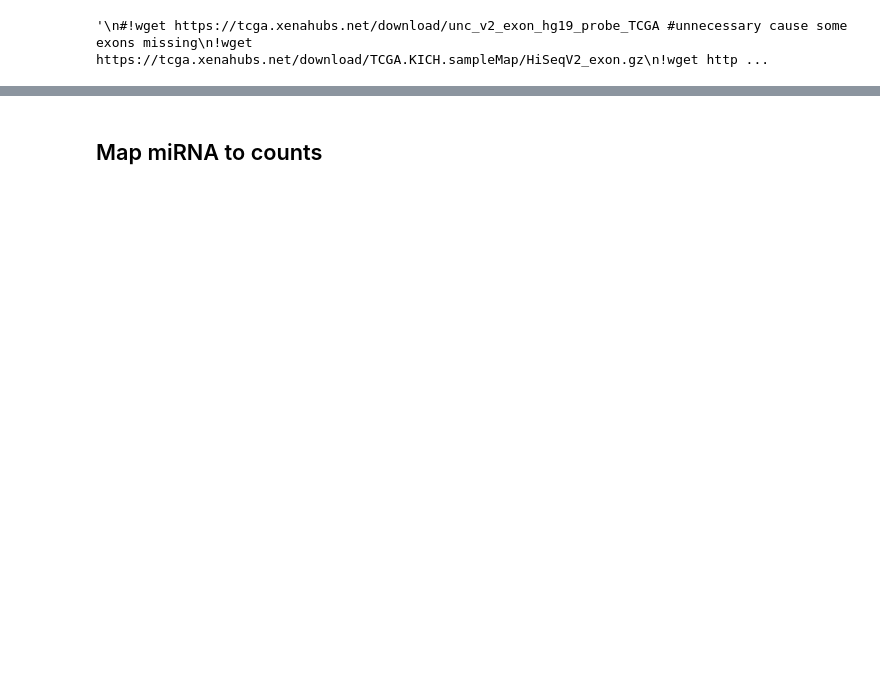
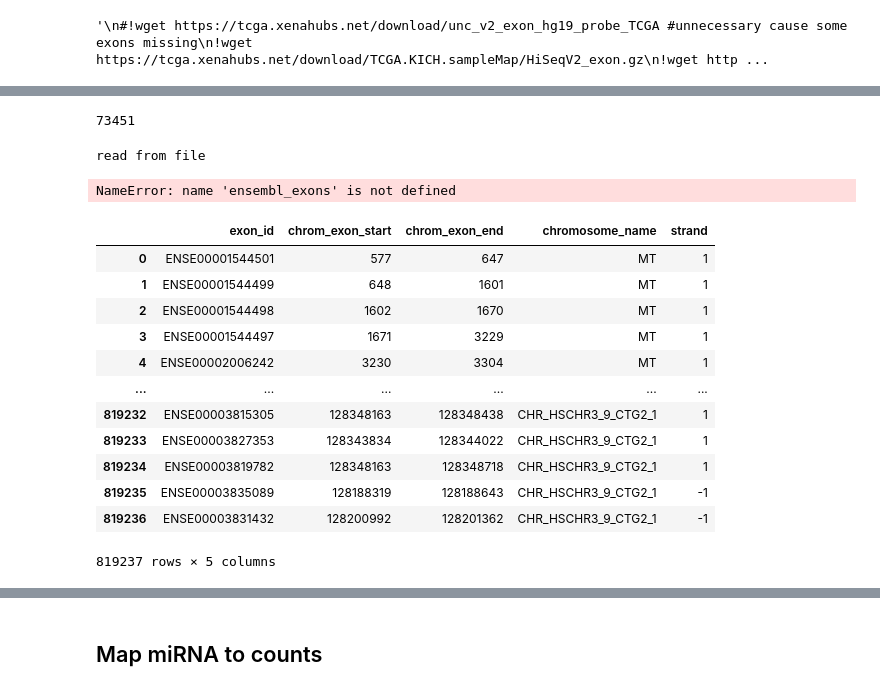
Before and after one commit to lenamariahackl/alt-splicing-mirna-reg, a Jupyter notebook: elastic_net.ipynb, the cells around one changed output, grey strips where cells are left out. Cells and saved outputs as stored; diff of their text form; code cells hidden in the pictures; blank space fills up the shorter version.

```diff
--- a/elastic_net.ipynb
+++ b/elastic_net.ipynb
@@ -22,15 +23,17 @@ The autoreload extension is already loaded. To reload it, use:
 #read in df_gene: gene_id, g_id_v, transcript_id, t_id_v, chromosome, strand, start, end (1-N)
 df_gene = pd.read_csv(path/'gene_infos.csv', dtype={'ensembl_gene_id':str,'ensembl_gene_id_version':str,'ensembl_transcript_id':str, 'ensembl_transcript_id_version':str, 'chromosome_name':'category', 'strand':'int8', 'start_position':int, 'end_position':int})
 del df_gene['Unnamed: 0']
-df_gene[['strand']] = df_gene[['strand']].astype('int').astype('Int64')
+df_gene[['strand']] = df_gene[['strand']].astype('str').astype('category')
 
 #executed once, read in from pickled files
-ids = read_in_ids(path/'all_mapping_ids.fasta') # mapping of transcript ids to exon ids
-chrom_exon_starts, exon_starts, exon_ends, df_exon = calc_exon_data(path) # exon starts and ends per transcript + exon id
+exon_positions = read_in_exon_pos(path/'exon_positions.csv') # mapping of transcript ids to exon ids, chrom_exon_starts, exon_starts, exon_ends
 
-df_exon = df_exon.merge(df_gene, left_on = 'transcript_id', right_on = 'ensembl_transcript_id', how='left')
-df_exon[['chrom_exon_start','chrom_exon_end','start_position','end_position']] = df_exon[['chrom_exon_start','chrom_exon_end','start_position','end_position']].astype('Int64')
-df_exon[['strand']] = df_exon[['strand']].astype('str').astype('category')
+#df_exon = calc_exon_data(path) # exon starts and ends per transcript + exon id
+#df_exon = df_exon.merge(df_gene, left_on = 'transcript_id', right_on = 'ensembl_transcript_id', how='left')
+#df_exon[['chrom_exon_start','chrom_exon_end','start_position','end_position']] = df_exon[['chrom_exon_start','chrom_exon_end','start_position','end_position']].astype('Int64')
+#df_exon[['strand']] = df_exon[['strand']].astype('str').astype('category')
+
+#TODO put overall more function in helper
 
 #len(df_exon[df_exon.ensembl_transcript_id.isna()].transcript_id.unique())
 #371 transcripts are not in df_gene, TODO, why? which transcripts are in tarpmir predictions
@@ -51,0 +41,10 @@ All predicted bindingsites were read into pandas.
+# %%
+#IMPORTANT
+df_exon = calc_exon_data(path) # exon starts and ends per transcript + exon id
+df_exon = df_exon.merge(df_gene[['ensembl_transcript_id','chromosome_name','strand']], left_on = 'transcript_id', right_on = 'ensembl_transcript_id', how='left')
+df_exon[['chrom_exon_start','chrom_exon_end']] = df_exon[['chrom_exon_start','chrom_exon_end']].astype('Int64')
+del df_exon['transcript_id']
+del df_exon['ensembl_transcript_id']
+df_exon[['strand']] = df_exon[['strand']].astype('str').astype('category')
+df_exon[['exon_id']] = df_exon[['exon_id']].astype('str').astype('category')
+df_exon.to_parquet(path/'ensembl_exon_info.parquet')
@@ -139,0 +216,4 @@ mirna_counts = pd.read_csv(tcga_path/'miRNA_HiSeq_gene', delimiter='	')
+# %%
+mirna_counts.count(0).sum() #I cant just replace Nan with 0
+# %% [output]
+73451
@@ -140,6 +226,8 @@ mirna_counts = pd.read_csv(tcga_path/'miRNA_HiSeq_gene', delimiter='	')
 # %%
+#IMPORTANT
 f = Path(path/'exon_counts_kidney.feather')
 if f.is_file():
+    print('read from file')
     exon_counts = pd.read_feather(f)
 else:
     print('translate exon count positions from GRCh37 to GRCh38')
@@ -165,3 +253,30 @@ else:
 
     caseids = list(set(mirna_counts.columns).intersection(list(exon_counts.columns)))
     exon_counts.to_feather(f)
+# %% [output]
+read from file
+# %%
+#IMPORTANT
+#TODO merge to check how many exon start + end after translation right / wrong
+#alternative: first exon_id then translate
+#TODO change slides
+#chromosome_name strand chrom_exon_start chrom_exon_end
+exon_counts['exon_id'] = exon_counts.merge(df_exon, in sqlite
+# %% [output]
+NameError: name 'ensembl_exons' is not defined
+# %%
+df_exon
+# %% [output]
+|  | exon_id | chrom_exon_start | chrom_exon_end | chromosome_name | strand |
+| 0 | ENSE00001544501 | 577 | 647 | MT | 1 |
+| 1 | ENSE00001544499 | 648 | 1601 | MT | 1 |
+| 2 | ENSE00001544498 | 1602 | 1670 | MT | 1 |
+| 3 | ENSE00001544497 | 1671 | 3229 | MT | 1 |
+| 4 | ENSE00002006242 | 3230 | 3304 | MT | 1 |
+| ... | ... | ... | ... | ... | ... |
+| 819232 | ENSE00003815305 | 128348163 | 128348438 | CHR_HSCHR3_9_CTG2_1 | 1 |
+| 819233 | ENSE00003827353 | 128343834 | 128344022 | CHR_HSCHR3_9_CTG2_1 | 1 |
+| 819234 | ENSE00003819782 | 128348163 | 128348718 | CHR_HSCHR3_9_CTG2_1 | 1 |
+| 819235 | ENSE00003835089 | 128188319 | 128188643 | CHR_HSCHR3_9_CTG2_1 | -1 |
+| 819236 | ENSE00003831432 | 128200992 | 128201362 | CHR_HSCHR3_9_CTG2_1 | -1 |
+819237 rows × 5 columns
```
Also changed, not shown: parts of 25 cells of this notebook, 16 other files.
